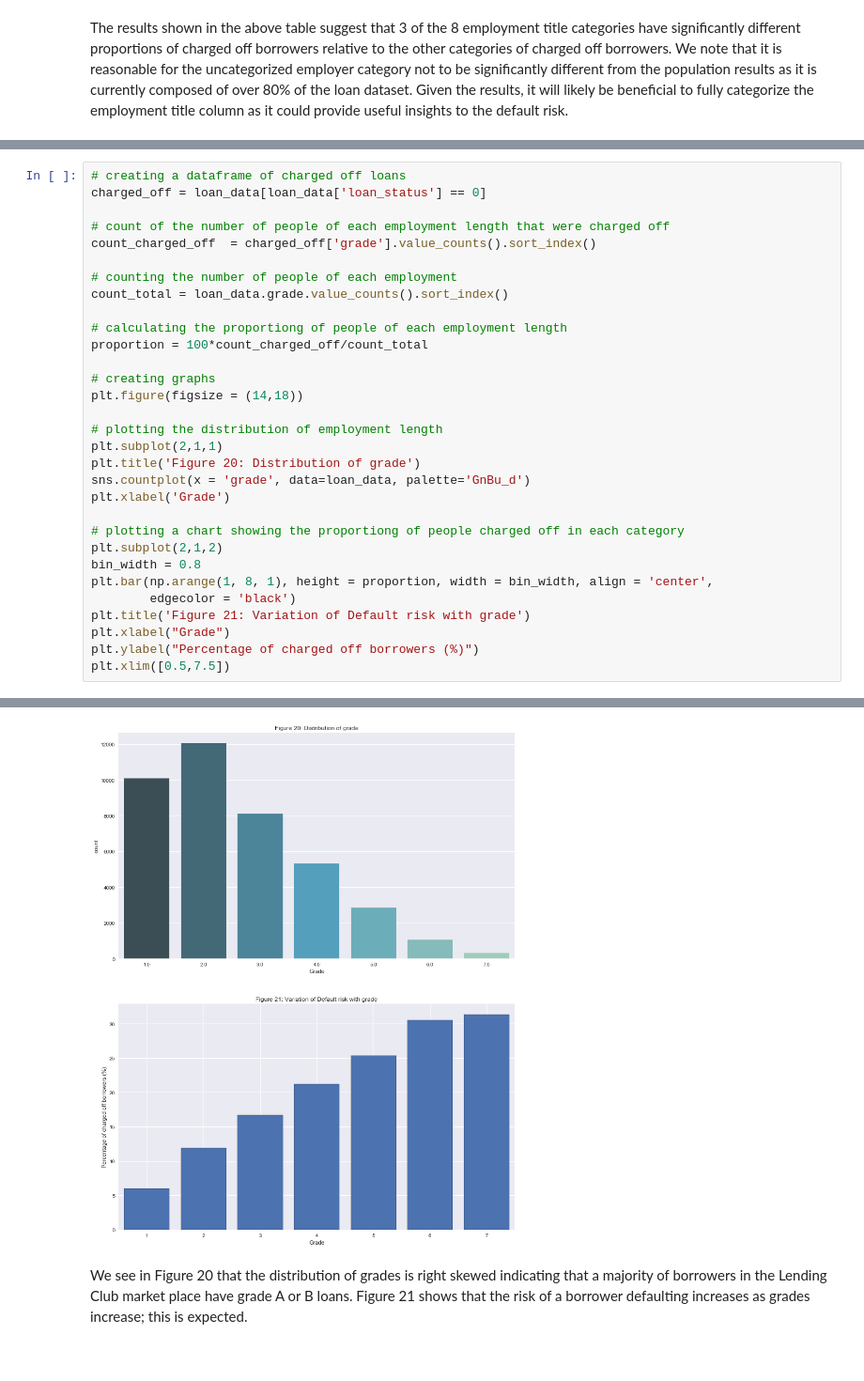
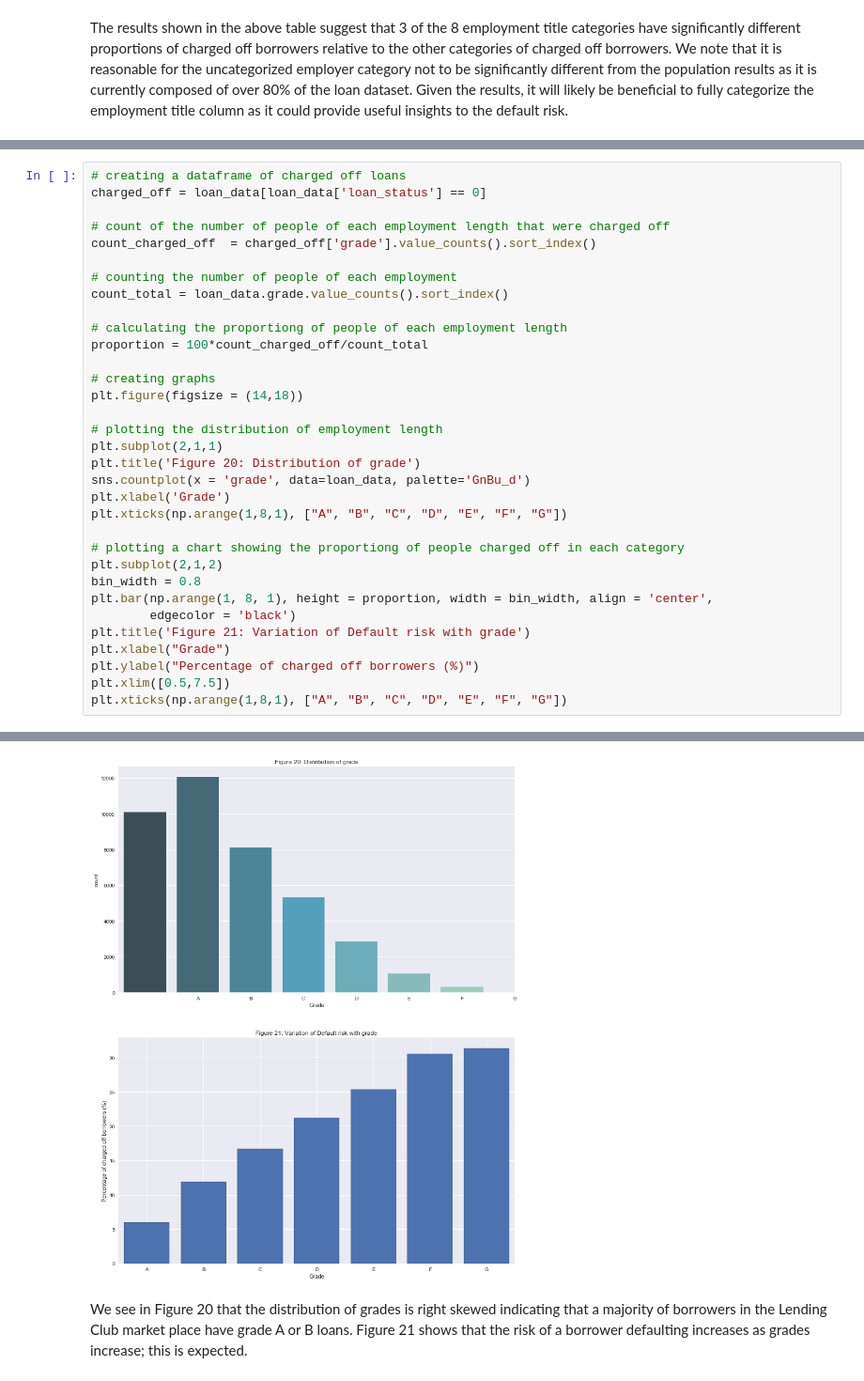
Before and after one commit to paulb17/Springboard, a Jupyter notebook: Capstone Project 1/Data_Exploration.ipynb, the cells around one changed output, grey strips where cells are left out. Shown at 94% size. Saved outputs shown, nothing was run; the diff lists cells and outputs as text.

```diff
--- a/Capstone Project 1/Data_Exploration.ipynb
+++ b/Capstone Project 1/Data_Exploration.ipynb
@@ -954,6 +957,7 @@ plt.subplot(2,1,1)
 plt.title('Figure 20: Distribution of grade')
 sns.countplot(x = 'grade', data=loan_data, palette='GnBu_d')
 plt.xlabel('Grade')
+plt.xticks(np.arange(1,8,1), ["A", "B", "C", "D", "E", "F", "G"])
 
 # plotting a chart showing the proportiong of people charged off in each category
 plt.subplot(2,1,2)
@@ -964,4 +968,5 @@ plt.title('Figure 21: Variation of Default risk with grade')
 plt.xlabel("Grade")
 plt.ylabel("Percentage of charged off borrowers (%)")
 plt.xlim([0.5,7.5])
+plt.xticks(np.arange(1,8,1), ["A", "B", "C", "D", "E", "F", "G"])
 # %% [output]
@@ -969,4 +981,4 @@ plt.xlim([0.5,7.5])
-[figure, old version]
+[figure, new version]
 # %% [markdown]
 We see in Figure 20 that the distribution of grades is right skewed indicating that a majority of borrowers in the Lending Club market place have grade A or B loans. Figure 21 shows that the risk of a borrower defaulting increases as grades increase; this is expected.
 # %%
```
Also changed, not shown: parts of 4 cells of this notebook, 1 other file.
